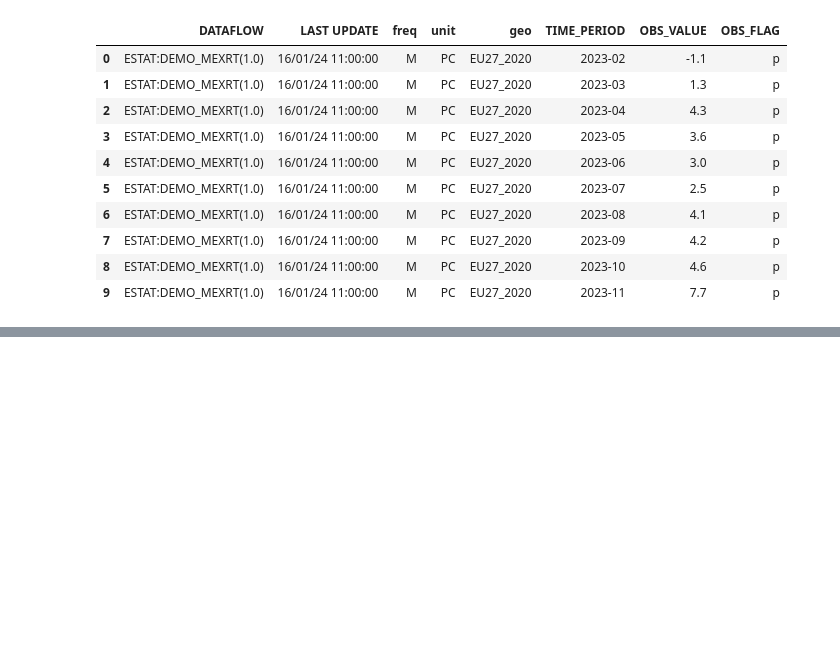
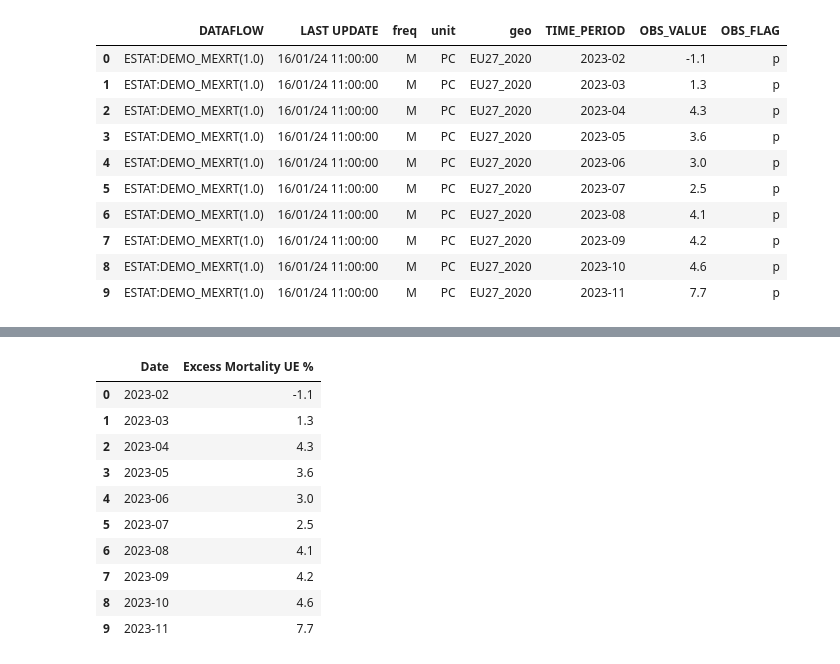
Before and after one commit to Manilab2309/ia-machine-learning, a Jupyter notebook: lab/NB_analyst_broker_operations.ipynb, the cells around one changed output, grey strips where cells are left out. Saved outputs shown, nothing was run; the diff lists cells and outputs as text; code cells hidden in the pictures; blank space fills up the shorter version.

```diff
--- a/lab/NB_analyst_broker_operations.ipynb
+++ b/lab/NB_analyst_broker_operations.ipynb
@@ -542,0 +580,16 @@ df_excess_mortality_2023
+# %%
+# Rename columns
+df_excess_mortality_reduced_2023 = df_excess_mortality_reduced_2023.rename(columns={'TIME_PERIOD': 'Date', 'OBS_VALUE': 'Excess Mortality UE %'})
+df_excess_mortality_reduced_2023
+# %% [output]
+|  | Date | Excess Mortality UE % |
+| 0 | 2023-02 | -1.1 |
+| 1 | 2023-03 | 1.3 |
+| 2 | 2023-04 | 4.3 |
+| 3 | 2023-05 | 3.6 |
+| 4 | 2023-06 | 3.0 |
+| 5 | 2023-07 | 2.5 |
+| 6 | 2023-08 | 4.1 |
+| 7 | 2023-09 | 4.2 |
+| 8 | 2023-10 | 4.6 |
+| 9 | 2023-11 | 7.7 |
```
Also changed, not shown: parts of 8 cells of this notebook.
